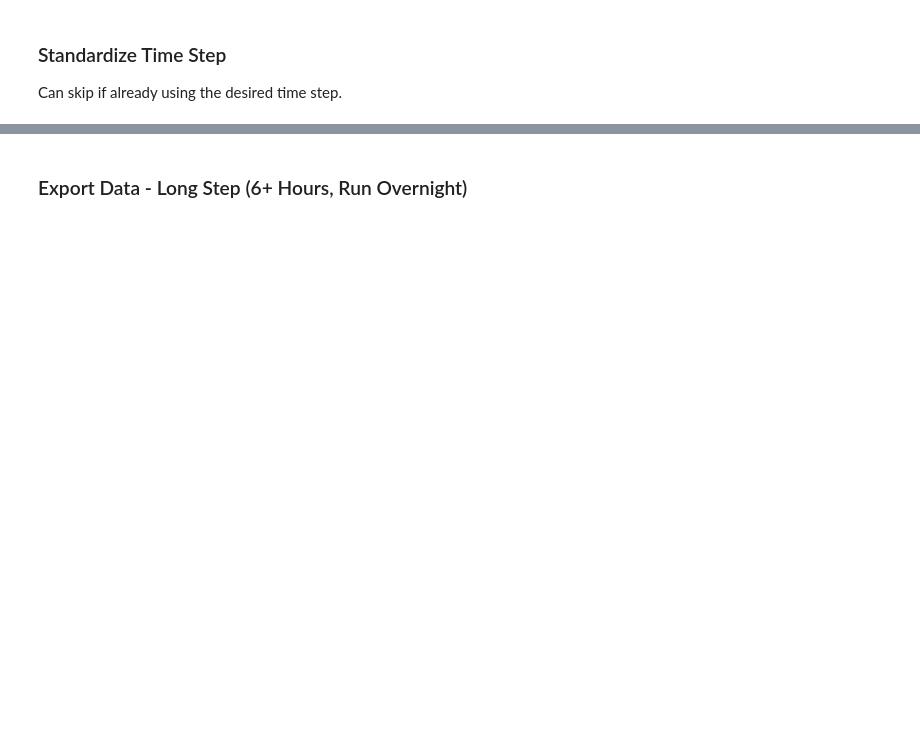
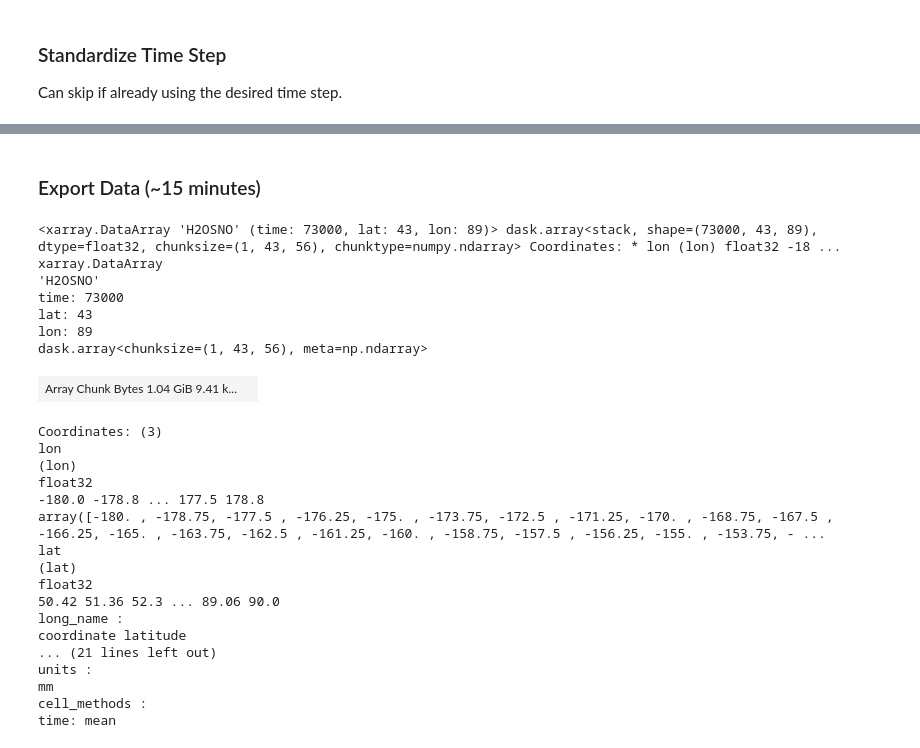
Before and after one commit to NNA-CPAD/CPAD_model_comparison, a Jupyter notebook: Script4DataExtraction.ipynb, the cells around one changed output, grey strips where cells are left out. Saved outputs shown, nothing was run; the diff lists cells and outputs as text; code cells hidden in the pictures; blank space fills up the shorter version.

```diff
--- a/Script4DataExtraction.ipynb
+++ b/Script4DataExtraction.ipynb
@@ -14,9 +73,8 @@ import glob
 # %%
 # full data
 paths = '/glade/campaign/cesm/collections/cesmLE/CESM-CAM5-BGC-LE/lnd/proc/tseries/daily/H2OSNO/'  # change to your paths
-# names = 'e5.oper.an.sfc.128_167_2t.ll025sc.*.nc'  # change to your files
 file1 = paths+'b.e11.B1850C5CN.f09_g16.005.clm2.h1.H2OSNO.19000101-19991231.nc'
 file2 = paths+'b.e11.B1850C5CN.f09_g16.005.clm2.h1.H2OSNO.20000101-20991231.nc'
 # files = sorted(glob.glob(paths+names))
 files = [file1, file2]
-full_data = xr.open_mfdataset(files, concat_dim=None)
+full_data = xr.open_mfdataset(files, concat_dim=None, parallel=True, chunks={"time":chunk_time, "lat":chunk_lat, "lon":chunk_lon})
@@ -88,5 +172,33 @@ Wall time: 3min 9s
 # %% [markdown]
-### Export Data - Long Step (6+ Hours, Run Overnight)
+### Export Data (~15 minutes)
+# %%
+data_select
+# %% [output]
+<xarray.DataArray 'H2OSNO' (time: 73000, lat: 43, lon: 89)> dask.array<stack, shape=(73000, 43, 89), dtype=float32, chunksize=(1, 43, 56), chunktype=numpy.ndarray> Coordinates: * lon (lon) float32 -18 ...
+xarray.DataArray
+'H2OSNO'
+time: 73000
+lat: 43
+lon: 89
+dask.array<chunksize=(1, 43, 56), meta=np.ndarray>
+| Array Chunk Bytes 1.04 GiB 9.41 k... |  |
+Coordinates: (3)
+lon
+(lon)
+float32
+-180.0 -178.8 ... 177.5 178.8
+array([-180. , -178.75, -177.5 , -176.25, -175. , -173.75, -172.5 , -171.25, -170. , -168.75, -167.5 , -166.25, -165. , -163.75, -162.5 , -161.25, -160. , -158.75, -157.5 , -156.25, -155. , -153.75, - ...
+lat
+(lat)
+float32
+50.42 51.36 52.3 ... 89.06 90.0
+long_name :
+coordinate latitude
+... (21 lines left out)
+units :
+mm
+cell_methods :
+time: mean
 # %%
 %%time
 
```
Also changed, not shown: parts of 8 cells of this notebook.
